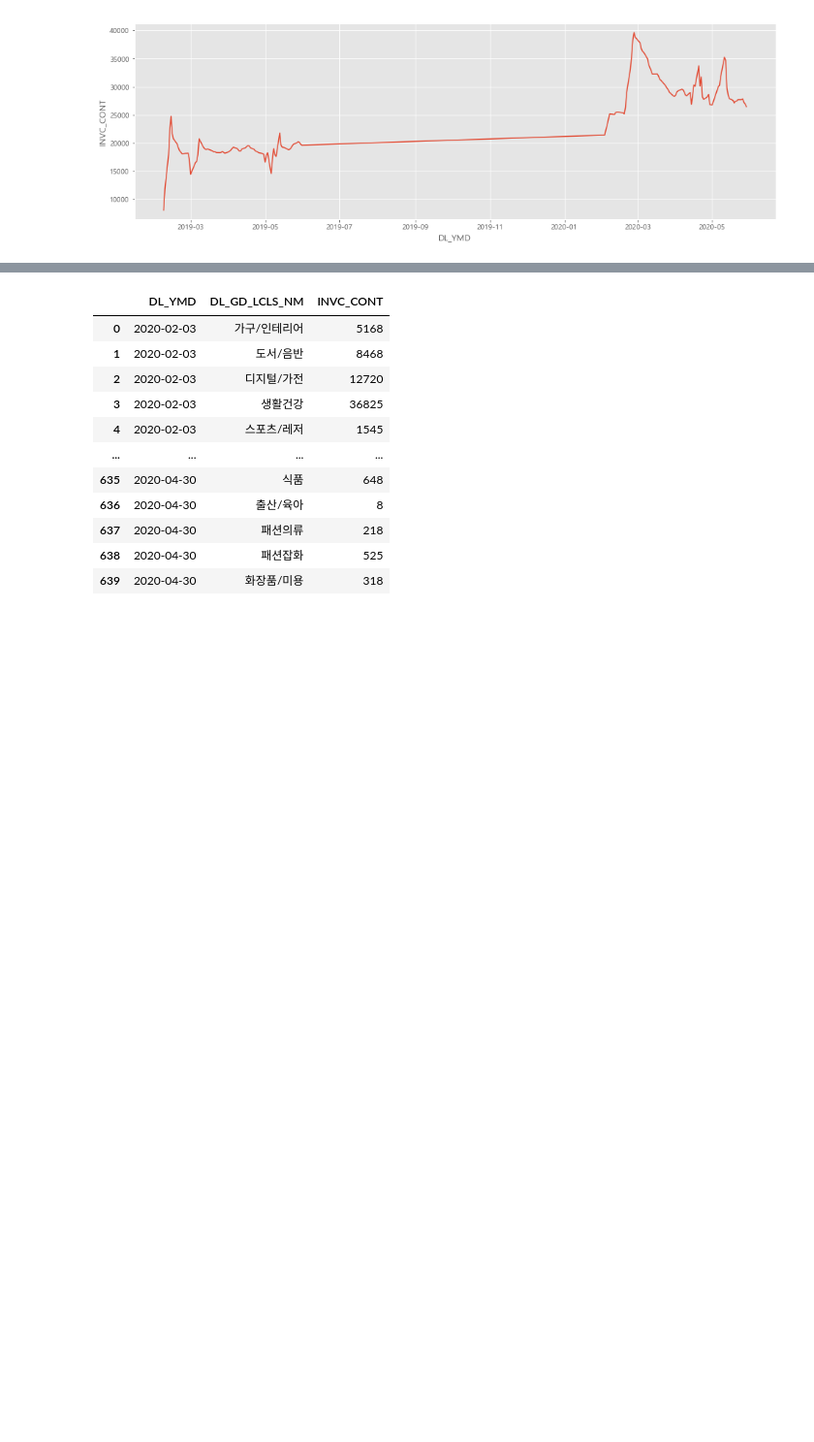
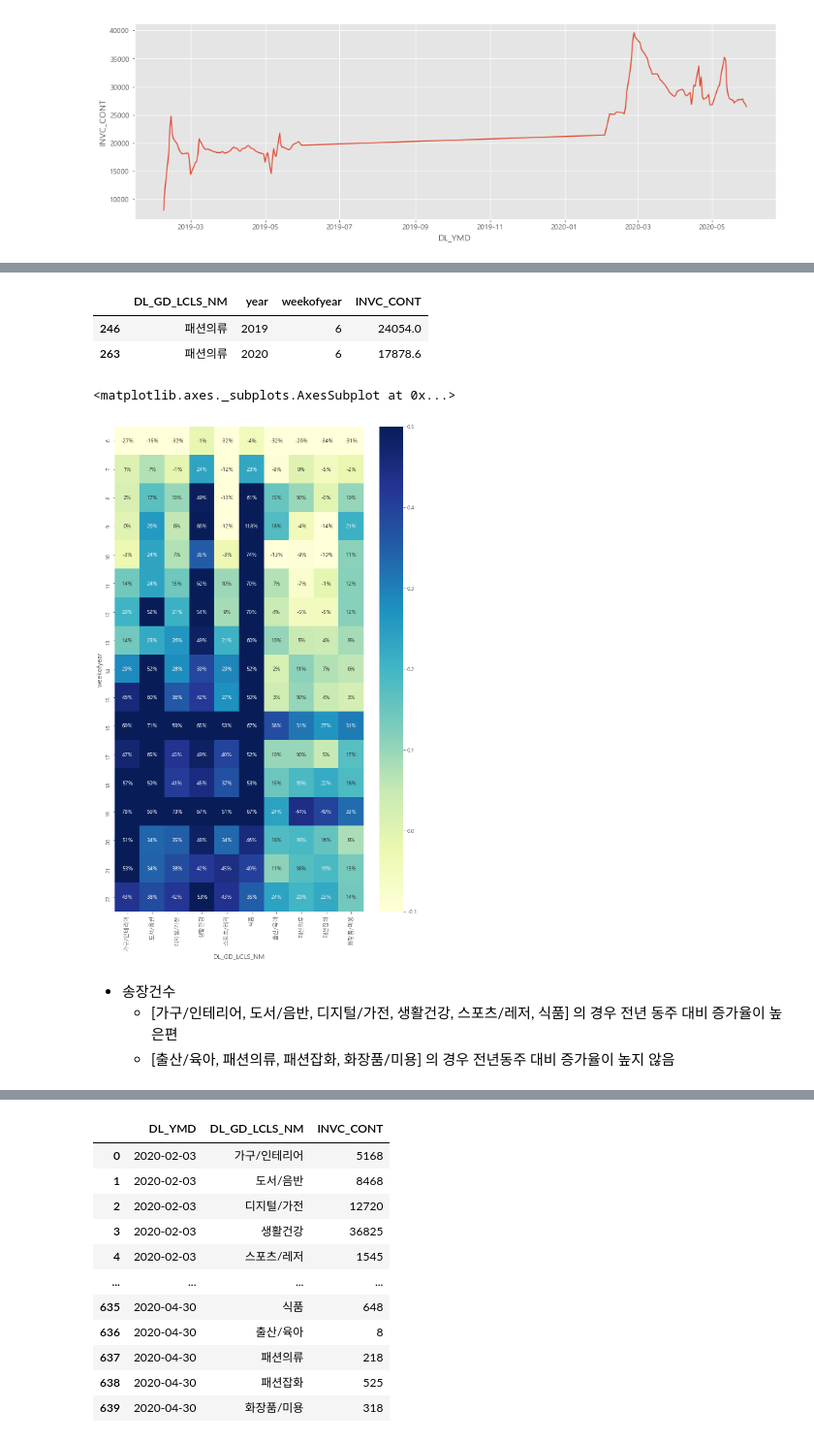
Before and after one commit to minkithub/bigcon2020, a Jupyter notebook: Jaewon/물류.ipynb, the cells around one changed output, grey strips where cells are left out. Shown at 97% size. Drawn from its saved outputs; the diff is of its cells as text; code cells hidden in the pictures; blank space fills up the shorter version.

```diff
--- a/Jaewon/물류.ipynb
+++ b/Jaewon/물류.ipynb
@@ -222,0 +299,30 @@ for cat in cj_deliv.DL_GD_LCLS_NM.unique():
+# %%
+tmp_df = cj_deliv.loc[(cj_deliv.weekday == '평일')].groupby(['DL_GD_LCLS_NM','DL_YMD','year','weekofyear'])['INVC_CONT'].sum().reset_index()
+# %%
+tmp_df.groupby(['DL_GD_LCLS_NM','year','weekofyear'])['INVC_CONT'].mean().\
+        reset_index().\
+        groupby(['DL_GD_LCLS_NM','weekofyear']).\
+        get_group(('패션의류',6))
+# %% [output]
+|  | DL_GD_LCLS_NM | year | weekofyear | INVC_CONT |
+| 246 | 패션의류 | 2019 | 6 | 24054.0 |
+| 263 | 패션의류 | 2020 | 6 | 17878.6 |
+# %%
+plt.figure(figsize=(10,16))
+sns.heatmap(
+    tmp_df.groupby(['DL_GD_LCLS_NM','year','weekofyear'])['INVC_CONT'].mean().\
+        reset_index().\
+        groupby(['DL_GD_LCLS_NM','weekofyear']).\
+        apply(lambda x : (x.iloc[1,-1]-x.iloc[0,-1])/x.iloc[0,-1] if x.shape[0]==2 else 1).\
+        reset_index(name='rate').\
+        pivot('weekofyear','DL_GD_LCLS_NM','rate').\
+        iloc[1:,:],
+    cmap='YlGnBu', annot=True,vmin=-.1, vmax=.5, fmt='.0%'
+)
+# %% [output]
+<matplotlib.axes._subplots.AxesSubplot at 0x...>
+[figure, added]
+# %% [markdown]
+* 송장건수
+    * [가구/인테리어, 도서/음반, 디지털/가전, 생활건강, 스포츠/레저, 식품] 의 경우 전년 동주 대비 증가율이 높은편
+    * [출산/육아, 패션의류, 패션잡화, 화장품/미용] 의 경우 전년동주 대비 증가율이 높지 않음
```
Also changed, not shown: parts of 43 cells of this notebook, 4 other files.
